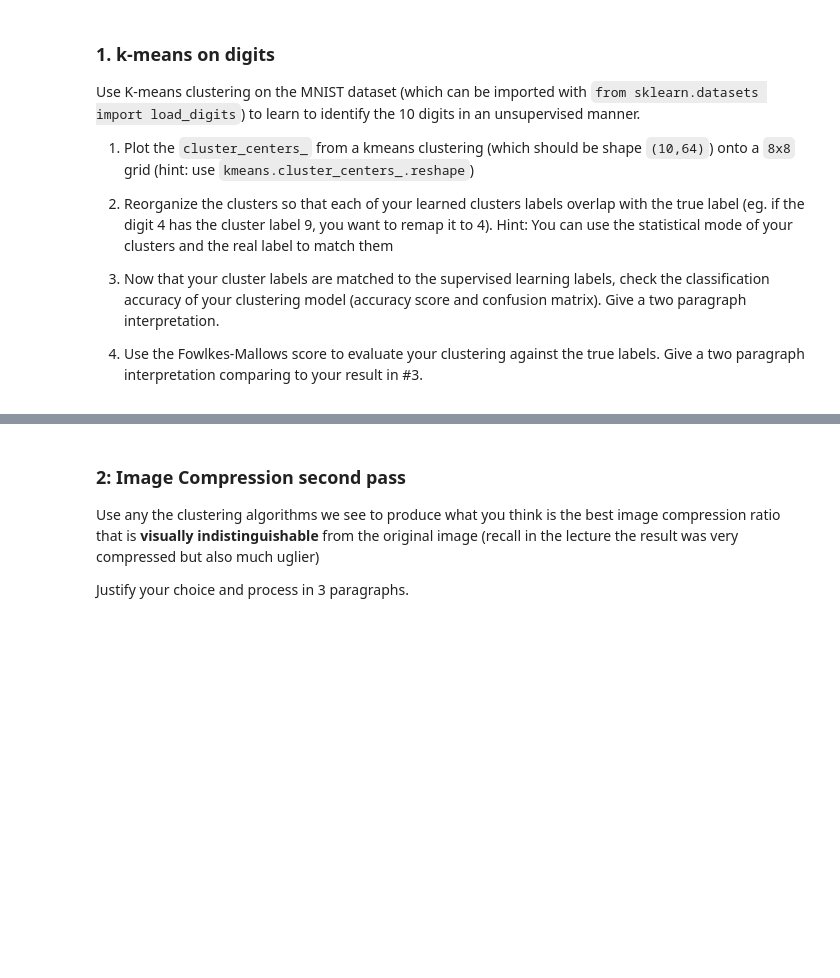
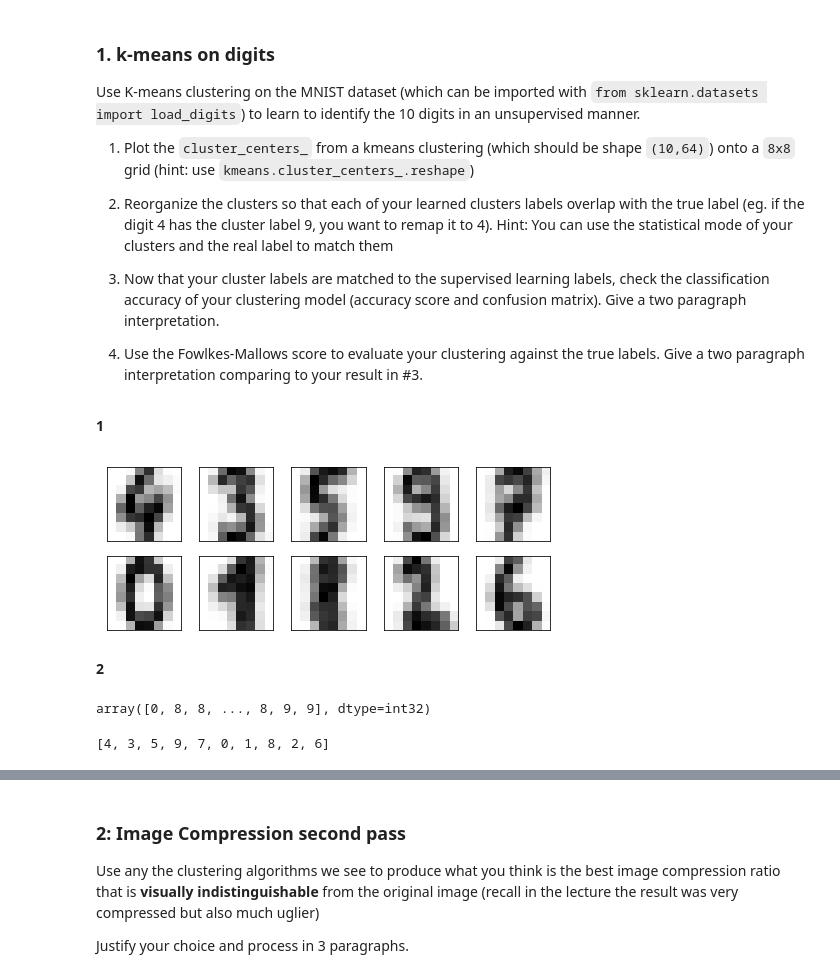
Before and after one commit to cb-ds-1/4-3-clustering, a Jupyter notebook: workshop.ipynb, the cells around one changed output, grey strips where cells are left out. Saved outputs shown, nothing was run; the diff lists cells and outputs as text; code cells hidden in the pictures; blank space fills up the shorter version.

```diff
--- a/workshop.ipynb
+++ b/workshop.ipynb
@@ -10,3 +10,5 @@ Use K-means clustering on the MNIST dataset (which can be imported with `from sk
 3. Now that your cluster labels are matched to the supervised learning labels, check the classification accuracy of your clustering model (accuracy score and confusion matrix). Give a two paragraph interpretation.
 
 4. Use the Fowlkes-Mallows score to evaluate your clustering against the true labels. Give a two paragraph interpretation comparing to your result in #3.
+# %% [markdown]
+**1**
@@ -12,0 +22,22 @@ Use K-means clustering on the MNIST dataset (which can be imported with `from sk
+# %%
+digits = load_digits()
+# Split data into 50% train and 50% test subsets
+# X_train, X_test, y_train, y_test = train_test_split(
+#     digits.data, digits.target, test_size=0.2, shuffle=False)
+# %%
+"""
+Credit: https://jakevdp.github.io/PythonDataScienceHandbook/05.11-k-means.html
+"""
+kmeans = KMeans(n_clusters=10, random_state=0)
+predicted = kmeans.fit_predict(digits.data)
+kmeans.cluster_centers_.shape
+
+fig, ax = plt.subplots(2, 5, figsize=(8, 3))
+centers = kmeans.cluster_centers_.reshape(10, 8, 8)
+for axi, center in zip(ax.flat, centers):
+    axi.set(xticks=[], yticks=[])
+    axi.imshow(center, interpolation='nearest', cmap=plt.cm.binary)
+# %% [output]
+[figure, added]
+# %% [markdown]
+**2**
@@ -12,0 +47,14 @@ Use K-means clustering on the MNIST dataset (which can be imported with `from sk
+# %%
+labels = np.zeros_like(clusters)
+for i in range(10):
+    mask = (clusters == i)
+    labels[mask] = mode(digits.target[mask])[0]
+labels
+# %% [output]
+array([0, 8, 8, ..., 8, 9, 9], dtype=int32)
+# %%
+# We get a list of the labels
+labels_un = [mode(digits.target[(clusters == i)])[0][0] for i in range(10)]
+labels_un
+# %% [output]
+[4, 3, 5, 9, 7, 0, 1, 8, 2, 6]
```
Also changed, not shown: parts of 12 cells of this notebook, 1 other file.
